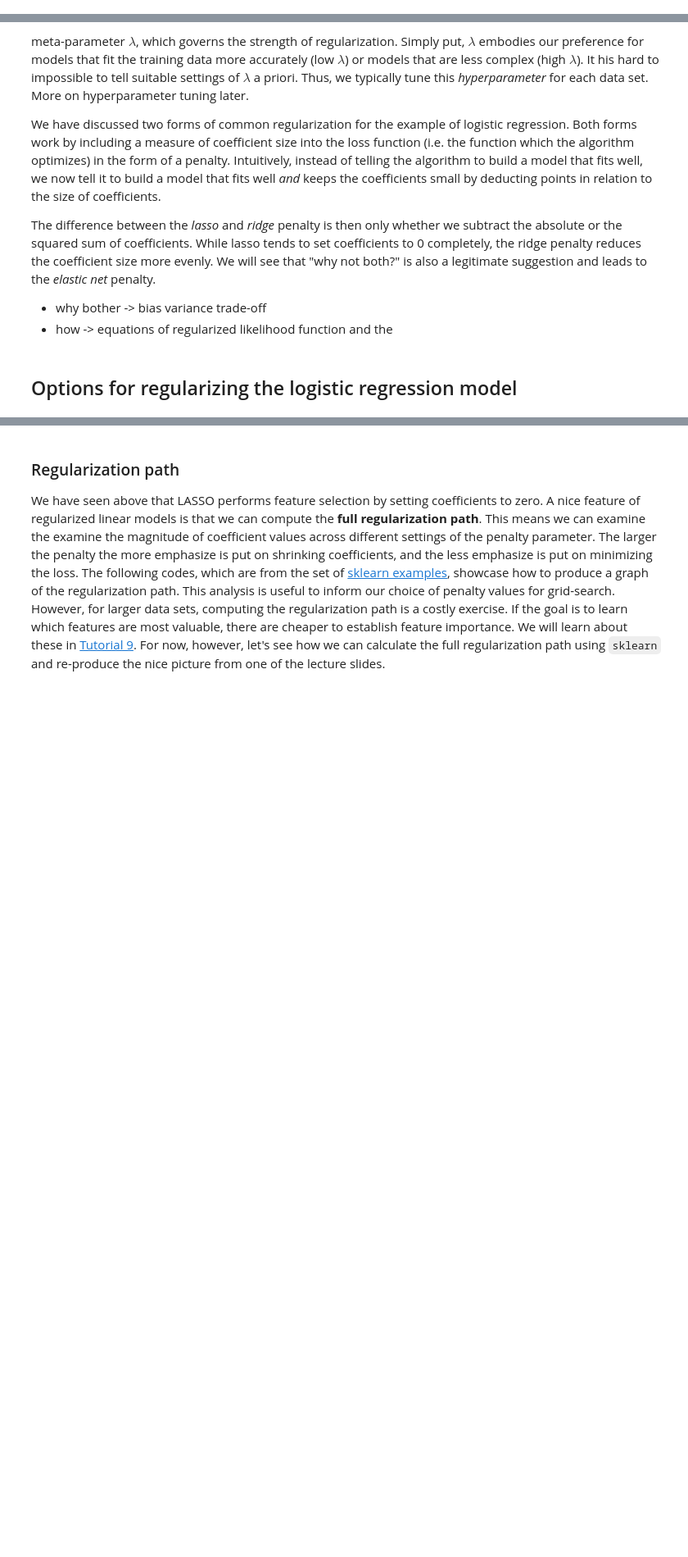
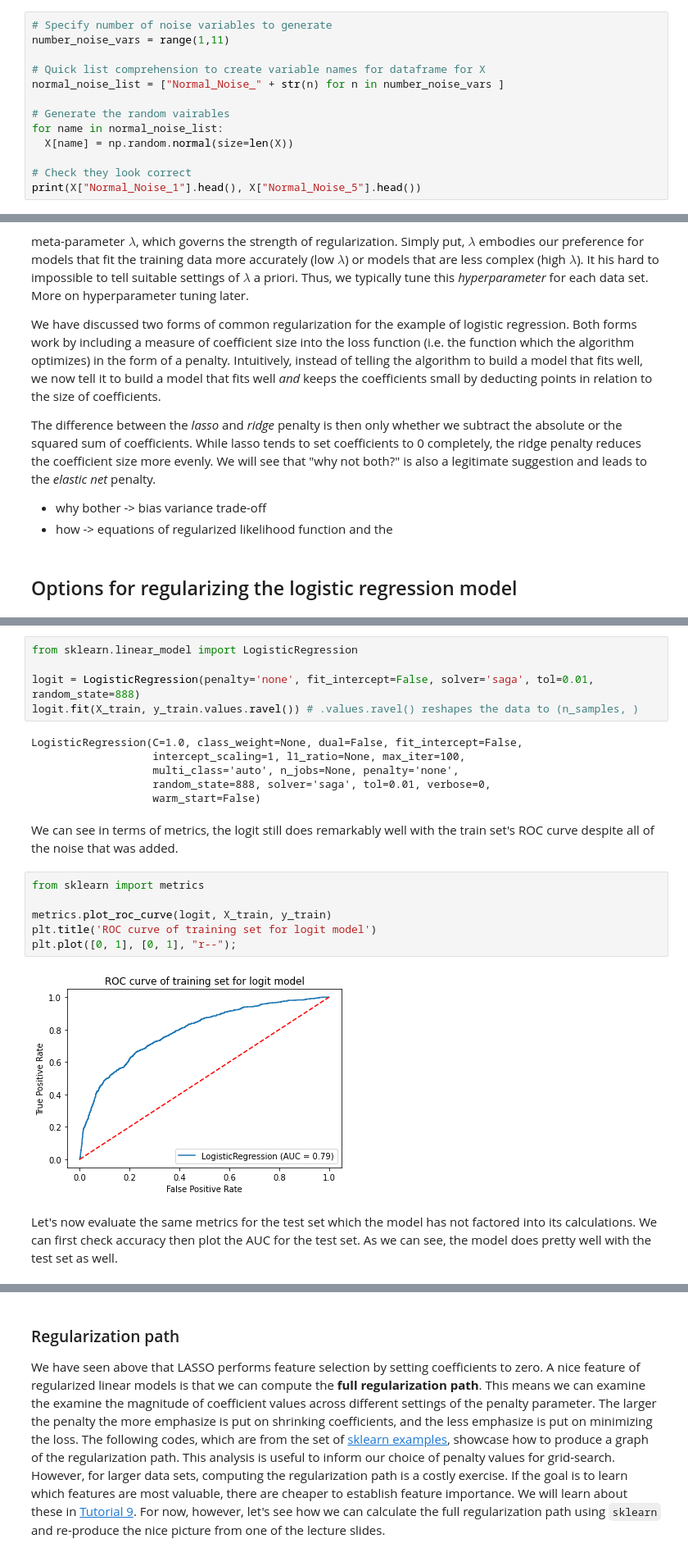
Before and after one commit to Humboldt-WI/bads, a Jupyter notebook: tutorials/7_nb_model_selection.ipynb, the cells around one changed output, grey strips where cells are left out. Shown at 82% size. Saved outputs shown, nothing was run; the diff lists cells and outputs as text; blank space fills up the shorter version.

Commit message:
Add files via upload
Still need to work on gridsearch

```diff
--- a/tutorials/7_nb_model_selection.ipynb
+++ b/tutorials/7_nb_model_selection.ipynb
@@ -39,0 +48,13 @@ print(X_train.shape, y_train.shape, X_test.shape, y_test.shape)
+# %%
+# Specify number of noise variables to generate
+number_noise_vars = range(1,11)
+
+# Quick list comprehension to create variable names for dataframe for X
+normal_noise_list = ["Normal_Noise_" + str(n) for n in number_noise_vars ]
+
+# Generate the random vairables
+for name in normal_noise_list:
+  X[name] = np.random.normal(size=len(X))
+
+# Check they look correct
+print(X["Normal_Noise_1"].head(), X["Normal_Noise_5"].head())
@@ -98,0 +161,23 @@ idea of regularization is to introduce bias to reduce variance. Can we confirm t
+# %%
+from sklearn.linear_model import LogisticRegression
+
+logit = LogisticRegression(penalty='none', fit_intercept=False, solver='saga', tol=0.01, random_state=888)
+logit.fit(X_train, y_train.values.ravel()) # .values.ravel() reshapes the data to (n_samples, )
+# %% [output]
+LogisticRegression(C=1.0, class_weight=None, dual=False, fit_intercept=False,
+                   intercept_scaling=1, l1_ratio=None, max_iter=100,
+                   multi_class='auto', n_jobs=None, penalty='none',
+                   random_state=888, solver='saga', tol=0.01, verbose=0,
+                   warm_start=False)
+# %% [markdown]
+We can see in terms of metrics, the logit still does remarkably well with the train set's ROC curve despite all of the noise that was added.
+# %%
+from sklearn import metrics
+
+metrics.plot_roc_curve(logit, X_train, y_train)
+plt.title('ROC curve of training set for logit model')
+plt.plot([0, 1], [0, 1], "r--");
+# %% [output]
+[figure, added]
+# %% [markdown]
+Let's now evaluate the same metrics for the test set which the model has not factored into its calculations. We can first check accuracy then plot the AUC for the test set. As we can see, the model does pretty well with the test set as well.
```
Also changed, not shown: parts of 93 cells of this notebook.
